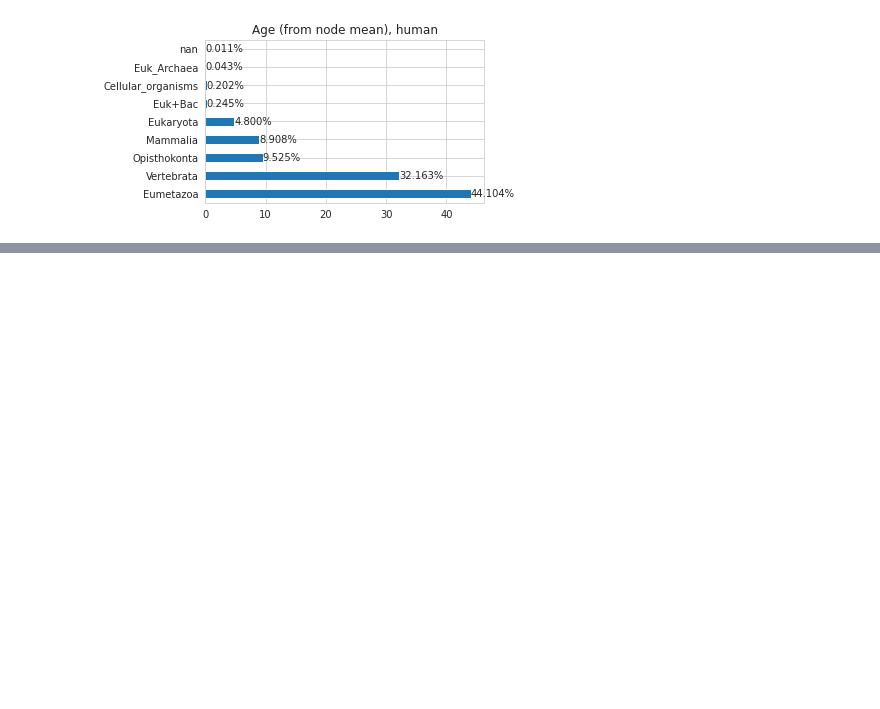
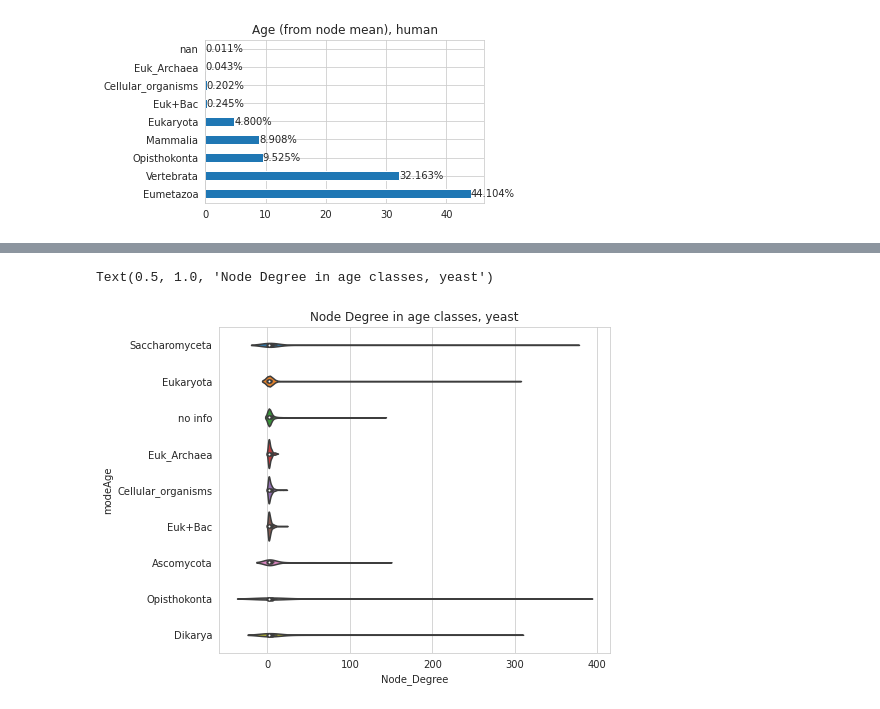
Before and after one commit to Freddsle/age_patterns, a Jupyter notebook: code/02_age_gene_classes.ipynb, the cells around one changed output, grey strips where cells are left out. Saved outputs shown, nothing was run; the diff lists cells and outputs as text; code cells hidden in the pictures; blank space fills up the shorter version.

```diff
--- a/code/02_age_gene_classes.ipynb
+++ b/code/02_age_gene_classes.ipynb
@@ -1713,0 +1714,4 @@ plt.close()
+# %%
+yeast_graph = nx.from_pandas_edgelist(yeast_data, 'Tf', 'Tg', ['age_max'], create_using=nx.DiGraph())
+mouse_graph = nx.from_pandas_edgelist(mouse_data, 'TF', 'Target', ['Mode', 'age_max'], create_using=nx.DiGraph())
+human_graph = nx.from_pandas_edgelist(human_data, 'TF', 'Target', ['Mode', 'age_max'], create_using=nx.DiGraph())
@@ -1715,0 +1731,9 @@ plt.close()
+# %%
+yeast_gene_ages_dropped = yeast_gene_ages[['Gene', 'modeAge']]
+
+yeast_ndegree = pd.DataFrame.from_dict(dict(yeast_graph.degree()), orient='index').reset_index(level=0)
+yeast_ndegree.columns = ['Gene', 'Node_Degree']
+
+yeast_ndegree = yeast_ndegree.merge(yeast_gene_ages_dropped, how='outer', on=['Gene'])
+
+yeast_ndegree.head()
@@ -1715,0 +1747,12 @@ plt.close()
+# %%
+classes = ['no info', 'Cellular_organisms', 'Euk_Archaea','Euk+Bac', 'Eukaryota',
+           'Opisthokonta', 'Dikarya', 'Ascomycota', 'Saccharomyceta']
+
+yeast_ndegree['modeAge'].fillna('no info', inplace=True)
+yeast_ndegree['Age'] = yeast_ndegree['modeAge'].apply(lambda x: classes.index(x))
+# %%
+sns.violinplot(y="modeAge", x="Node_Degree", data=yeast_ndegree)
+plt.title('Node Degree in age classes, yeast')
+# %% [output]
+Text(0.5, 1.0, 'Node Degree in age classes, yeast')
+[figure, added]
```
Also changed, not shown: parts of 72 cells of this notebook, 1 other file.
